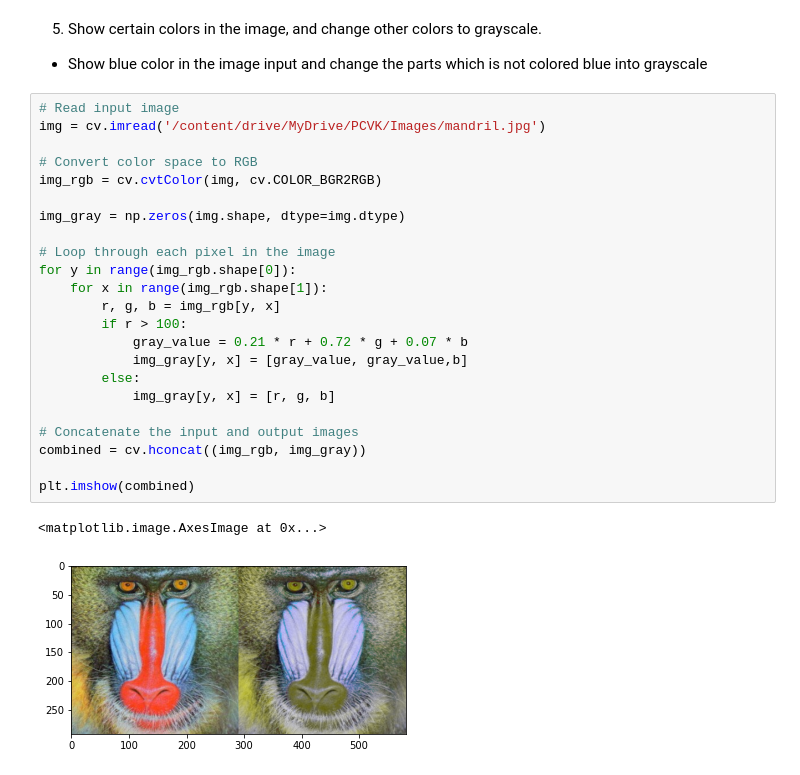
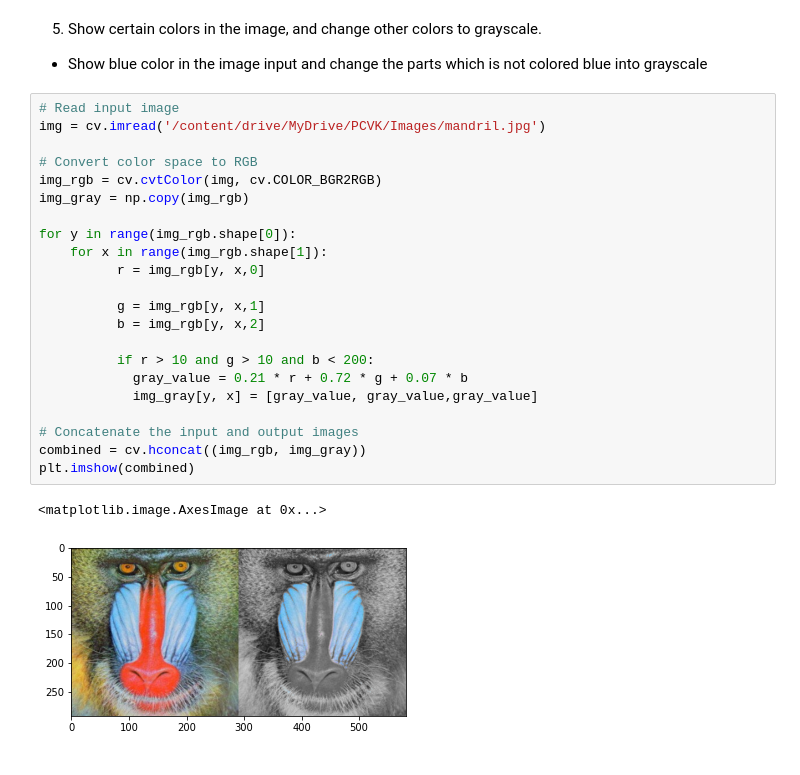
Before and after one commit to chanpaulamol/Image_Processing_Computer_Vision, a Jupyter notebook: Week3.ipynb, the cells around one changed output. Saved outputs shown, nothing was run; the diff lists cells and outputs as text.

```diff
--- a/Week3.ipynb
+++ b/Week3.ipynb
@@ -170,26 +170,25 @@ plt.imshow(luminance_transform)
 # %%
 # Read input image
 img = cv.imread('/content/drive/MyDrive/PCVK/Images/mandril.jpg')
 
 # Convert color space to RGB
 img_rgb = cv.cvtColor(img, cv.COLOR_BGR2RGB)
+img_gray = np.copy(img_rgb)
 
-img_gray = np.zeros(img.shape, dtype=img.dtype)
-
-# Loop through each pixel in the image
 for y in range(img_rgb.shape[0]):
     for x in range(img_rgb.shape[1]):
-        r, g, b = img_rgb[y, x]
-        if r > 100:
+          r = img_rgb[y, x,0]
+
+          g = img_rgb[y, x,1]
+          b = img_rgb[y, x,2]
+
+          if r > 10 and g > 10 and b < 200:
             gray_value = 0.21 * r + 0.72 * g + 0.07 * b
-            img_gray[y, x] = [gray_value, gray_value,b]
-        else:
-            img_gray[y, x] = [r, g, b]
+            img_gray[y, x] = [gray_value, gray_value,gray_value]
 
 # Concatenate the input and output images
 combined = cv.hconcat((img_rgb, img_gray))
-
 plt.imshow(combined)
 # %% [output]
 <matplotlib.image.AxesImage at 0x...>
-[figure, old version]
+[figure, new version]
```
